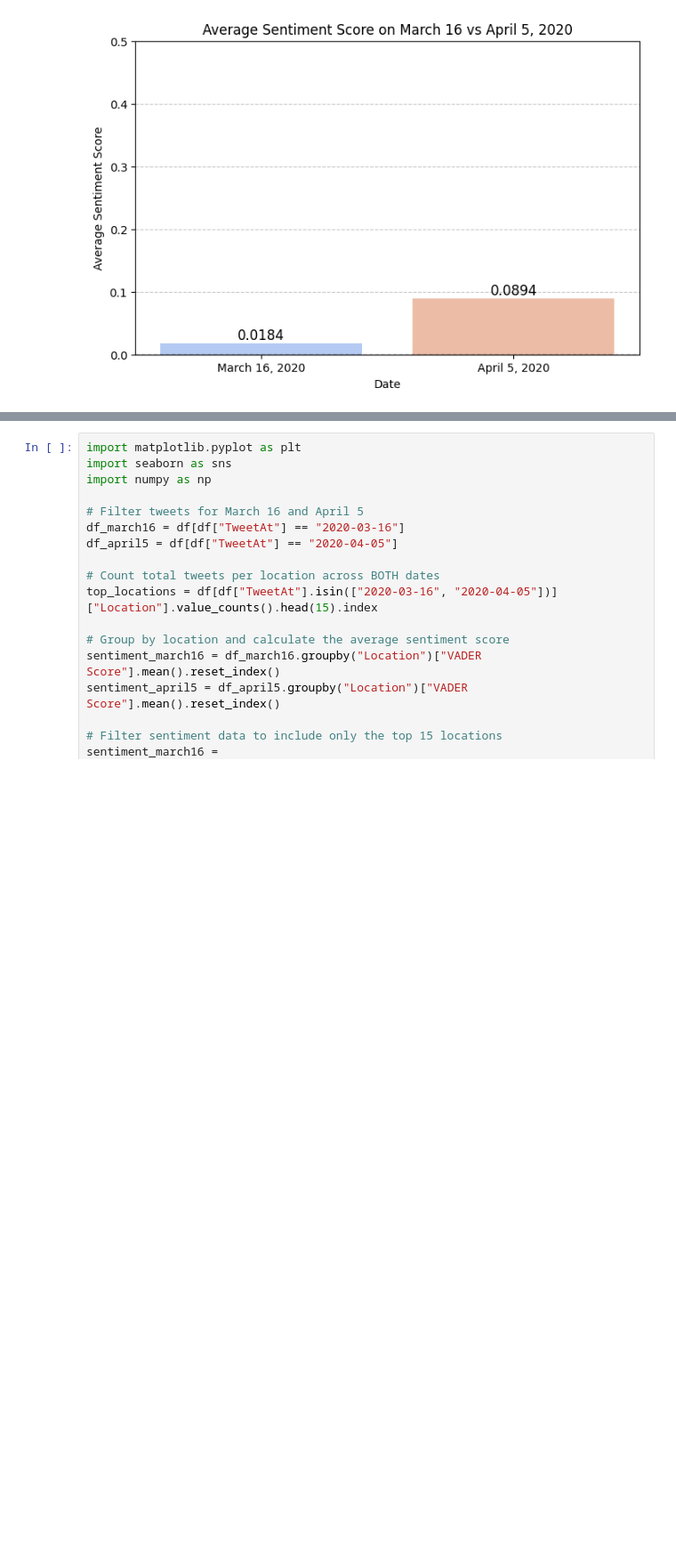
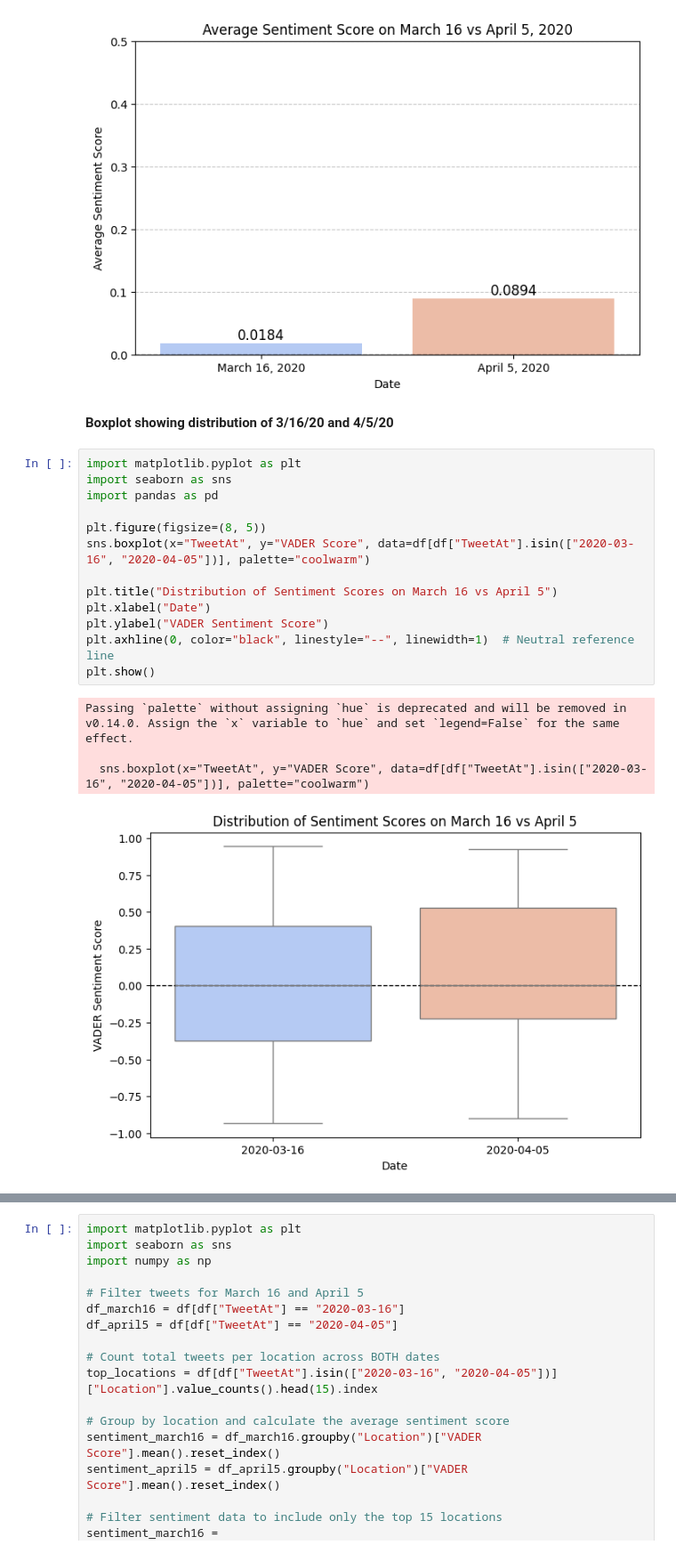
Before and after one commit to l-e13/covidproject, a Jupyter notebook: SCRIPTS/Analysis.ipynb, the cells around one changed output, grey strips where cells are left out. Shown at 89% size. Cells and saved outputs as stored; diff of their text form; blank space fills up the shorter version.

```diff
--- a/SCRIPTS/Analysis.ipynb
+++ b/SCRIPTS/Analysis.ipynb
@@ -98,3 +118,23 @@ Passing `palette` without assigning `hue` is deprecated and will be removed in v
 
   ax = sns.barplot(x=sentiment_summary['TweetAt'], y=sentiment_summary['VADER Score'], palette="coolwarm")
 [figure]
+# %% [markdown]
+**Boxplot showing distribution of 3/16/20 and 4/5/20**
+# %%
+import matplotlib.pyplot as plt
+import seaborn as sns
+import pandas as pd
+
+plt.figure(figsize=(8, 5))
+sns.boxplot(x="TweetAt", y="VADER Score", data=df[df["TweetAt"].isin(["2020-03-16", "2020-04-05"])], palette="coolwarm")
+
+plt.title("Distribution of Sentiment Scores on March 16 vs April 5")
+plt.xlabel("Date")
+plt.ylabel("VADER Sentiment Score")
+plt.axhline(0, color="black", linestyle="--", linewidth=1)  # Neutral reference line
+plt.show()
+# %% [output]
+Passing `palette` without assigning `hue` is deprecated and will be removed in v0.14.0. Assign the `x` variable to `hue` and set `legend=False` for the same effect.
+
+  sns.boxplot(x="TweetAt", y="VADER Score", data=df[df["TweetAt"].isin(["2020-03-16", "2020-04-05"])], palette="coolwarm")
+[figure, added]
```
Also changed, not shown: parts of 5 cells of this notebook.
